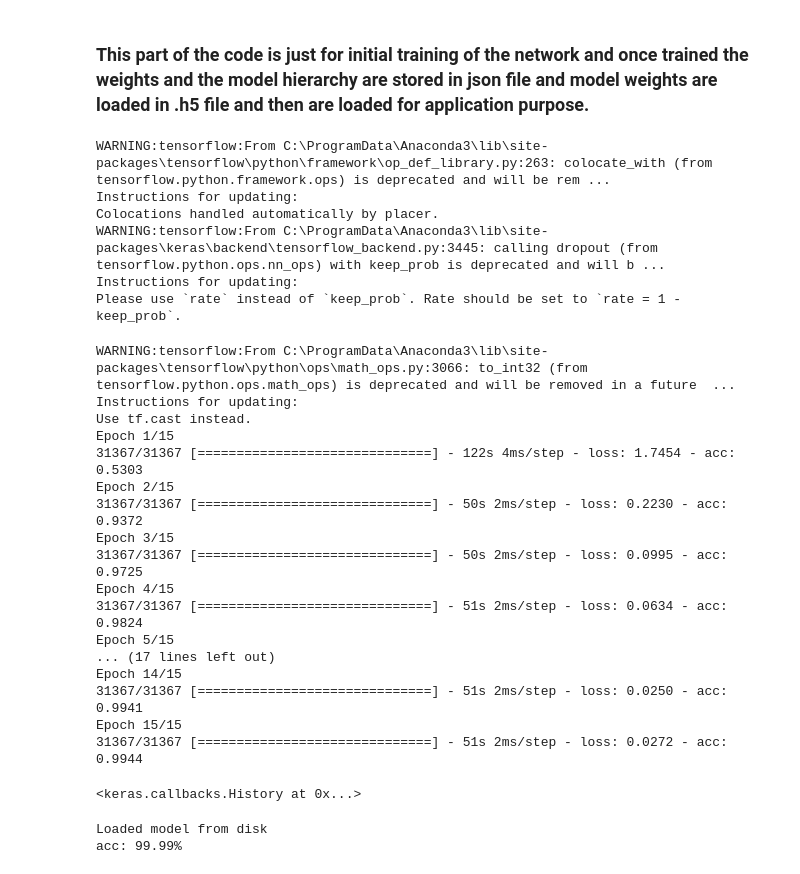
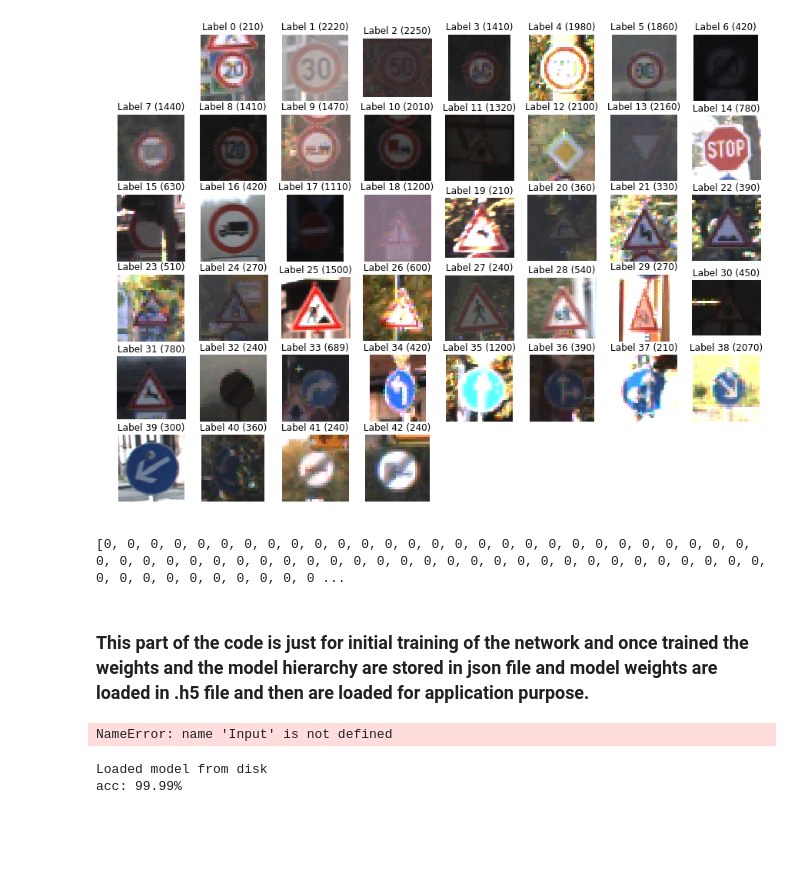
Before and after one commit to jaswanthbjk/Personal_Projects, a Jupyter notebook: Traffic_Sign_Classifier/Traffic_Sign_Classifier.ipynb, the cells around one changed output. Drawn from its saved outputs; the diff is of its cells as text; code cells hidden in the pictures; blank space fills up the shorter version.

```diff
--- a/Traffic_Sign_Classifier/Traffic_Sign_Classifier.ipynb
+++ b/Traffic_Sign_Classifier/Traffic_Sign_Classifier.ipynb
@@ -46,9 +48,14 @@ def display_images_and_labels(images, labels):
     plt.show()
 # %%
 train_images,train_labels = load_data('E:\GTSRB\Final_Training\Images')
+# %%
+display_images_and_labels(train_images,train_labels)
+# %% [output]
+[figure, added]
 # %%
 images64 = [skimage.transform.resize(image, (64,64)) for image in train_images]
 # %%
+print(train_labels)
 y = np.array(train_labels)
 x_train = np.array(images64)
 num_categories = 43
@@ -58,62 +65,41 @@ X_train,X_Test,Y_train,Y_test = train_test_split(x_train,y_train,test_size=0.2)
 
 X_train = X_train.reshape(-1,64, 64, 3)   #Reshape for CNN -  should work!!
 X_Test = X_Test.reshape(-1,64, 64, 3)
+# %% [output]
+[0, 0, 0, 0, 0, 0, 0, 0, 0, 0, 0, 0, 0, 0, 0, 0, 0, 0, 0, 0, 0, 0, 0, 0, 0, 0, 0, 0, 0, 0, 0, 0, 0, 0, 0, 0, 0, 0, 0, 0, 0, 0, 0, 0, 0, 0, 0, 0, 0, 0, 0, 0, 0, 0, 0, 0, 0, 0, 0, 0, 0, 0, 0, 0, 0, 0, 0 ...
 # %% [markdown]
 ### This part of the code is just for initial training of the network and once trained the weights and the model hierarchy are stored in json file and model weights are loaded in .h5 file and then are loaded for application purpose.
 # %%
-# inputs = Input(shape=(64,64,3))
+inputs = Input(shape=(64,64,3))
 
-# x = Convolution2D(32, 4,4, border_mode='same', activation='relu')(inputs)
-# x = Convolution2D(32, 4,4, border_mode='same', activation='relu')(x)
-# x = Convolution2D(32, 4,4, border_mode='same', activation='relu')(x)
-# x = MaxPooling2D(pool_size=(2,2))(x)
-# x = Dropout(0.25)(x)
+x = Convolution2D(32, 4,4, border_mode='same', activation='relu')(inputs)
+x = Convolution2D(32, 4,4, border_mode='same', activation='relu')(x)
+x = Convolution2D(32, 4,4, border_mode='same', activation='relu')(x)
+x = MaxPooling2D(pool_size=(2,2))(x)
+x = Dropout(0.25)(x)
 
-# # one more block
-# x = Convolution2D(64, 4, 4, border_mode='same', activation='relu')(x)
-# x = Convolution2D(64, 4, 4, border_mode='same', activation='relu')(x)
-# x = MaxPooling2D(pool_size=(2, 2))(x)
-# x = Dropout(0.25)(x)
-# x = Flatten()(x)
+# one more block
+x = Convolution2D(64, 4, 4, border_mode='same', activation='relu')(x)
+x = Convolution2D(64, 4, 4, border_mode='same', activation='relu')(x)
+x = MaxPooling2D(pool_size=(2, 2))(x)
+x = Dropout(0.25)(x)
+x = Flatten()(x)
 
-# # fully connected, 256 nodes
-# x = Dense(256, activation='relu')(x)
+# fully connected, 256 nodes
+x = Dense(256, activation='relu')(x)
 
-# x = Dropout(0.50)(x)
+x = Dropout(0.50)(x)
 
-# # softmax activation, 6 categories
-# predictions = Dense(43, activation='softmax')(x)
+# softmax activation, 6 categories
+predictions = Dense(43, activation='softmax')(x)
 
-# model = Model(input=inputs, output=predictions)
-# model.compile(optimizer='rmsprop',
-#               loss='categorical_crossentropy',
-#               metrics=['accuracy'])
-# model.fit(X_train, Y_train, nb_epoch=15, batch_size=100)
+model = Model(input=inputs, output=predictions)
+model.compile(optimizer='rmsprop',
+              loss='categorical_crossentropy',
+              metrics=['accuracy'])
+model.fit(X_train, Y_train, nb_epoch=15, batch_size=100)
 # %% [output]
-WARNING:tensorflow:From C:\ProgramData\Anaconda3\lib\site-packages\tensorflow\python\framework\op_def_library.py:263: colocate_with (from tensorflow.python.framework.ops) is deprecated and will be rem ...
-Instructions for updating:
-Colocations handled automatically by placer.
-WARNING:tensorflow:From C:\ProgramData\Anaconda3\lib\site-packages\keras\backend\tensorflow_backend.py:3445: calling dropout (from tensorflow.python.ops.nn_ops) with keep_prob is deprecated and will b ...
-Instructions for updating:
-Please use `rate` instead of `keep_prob`. Rate should be set to `rate = 1 - keep_prob`.
+NameError: name 'Input' is not defined
-WARNING:tensorflow:From C:\ProgramData\Anaconda3\lib\site-packages\tensorflow\python\ops\math_ops.py:3066: to_int32 (from tensorflow.python.ops.math_ops) is deprecated and will be removed in a future  ...
-Instructions for updating:
-Use tf.cast instead.
-Epoch 1/15
-31367/31367 [==============================] - 122s 4ms/step - loss: 1.7454 - acc: 0.5303
-Epoch 2/15
-31367/31367 [==============================] - 50s 2ms/step - loss: 0.2230 - acc: 0.9372
-Epoch 3/15
-31367/31367 [==============================] - 50s 2ms/step - loss: 0.0995 - acc: 0.9725
-Epoch 4/15
-31367/31367 [==============================] - 51s 2ms/step - loss: 0.0634 - acc: 0.9824
-Epoch 5/15
-... (17 lines left out)
-Epoch 14/15
-31367/31367 [==============================] - 51s 2ms/step - loss: 0.0250 - acc: 0.9941
-Epoch 15/15
-31367/31367 [==============================] - 51s 2ms/step - loss: 0.0272 - acc: 0.9944
-<keras.callbacks.History at 0x...>
 # %%
 json_file = open('model.json', 'r')
 loaded_model_json = json_file.read()
```
Also changed, not shown: parts of 1 cell of this notebook, 2 other files.
